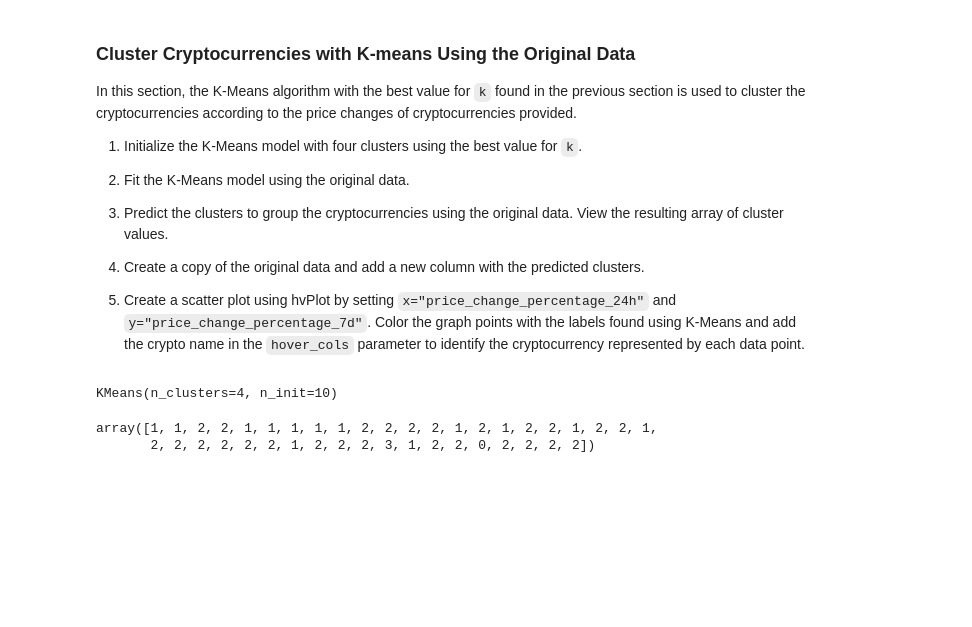
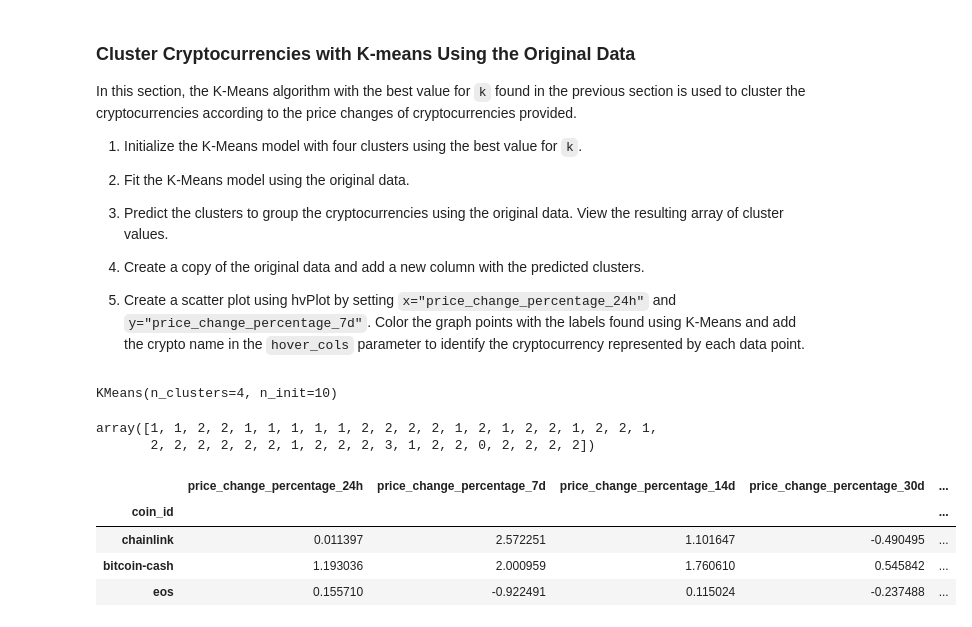
Before and after one commit to v3232/Crypto-Clustering, a Jupyter notebook: main.ipynb, the cells around one changed output. Drawn from its saved outputs; the diff is of its cells as text; code cells hidden in the pictures; blank space fills up the shorter version.

```diff
--- a/main.ipynb
+++ b/main.ipynb
@@ -206,3 +206,18 @@ clusters
 # %% [output]
 array([1, 1, 2, 2, 1, 1, 1, 1, 1, 2, 2, 2, 2, 1, 2, 1, 2, 2, 1, 2, 2, 1,
        2, 2, 2, 2, 2, 2, 1, 2, 2, 2, 3, 1, 2, 2, 0, 2, 2, 2, 2])
+# %%
+# Create a copy of the DataFrame
+df_market_data_scaled_clustered = df_market_data_scaled.copy()
+# %%
+# Add a new column to the DataFrame with the predicted clusters
+df_market_data_scaled_clustered['clusters'] = clusters
+
+# Display sample data
+df_market_data_scaled_clustered.sample(3)
+# %% [output]
+|  | price_change_percentage_24h | price_change_percentage_7d | price_change_percentage_14d | price_change_percentage_30d | ... |
+| coin_id |  |  |  |  | ... |
+| chainlink | 0.011397 | 2.572251 | 1.101647 | -0.490495 | ... |
+| bitcoin-cash | 1.193036 | 2.000959 | 1.760610 | 0.545842 | ... |
+| eos | 0.155710 | -0.922491 | 0.115024 | -0.237488 | ... |
```
Also changed, not shown: parts of 1 cell of this notebook.
